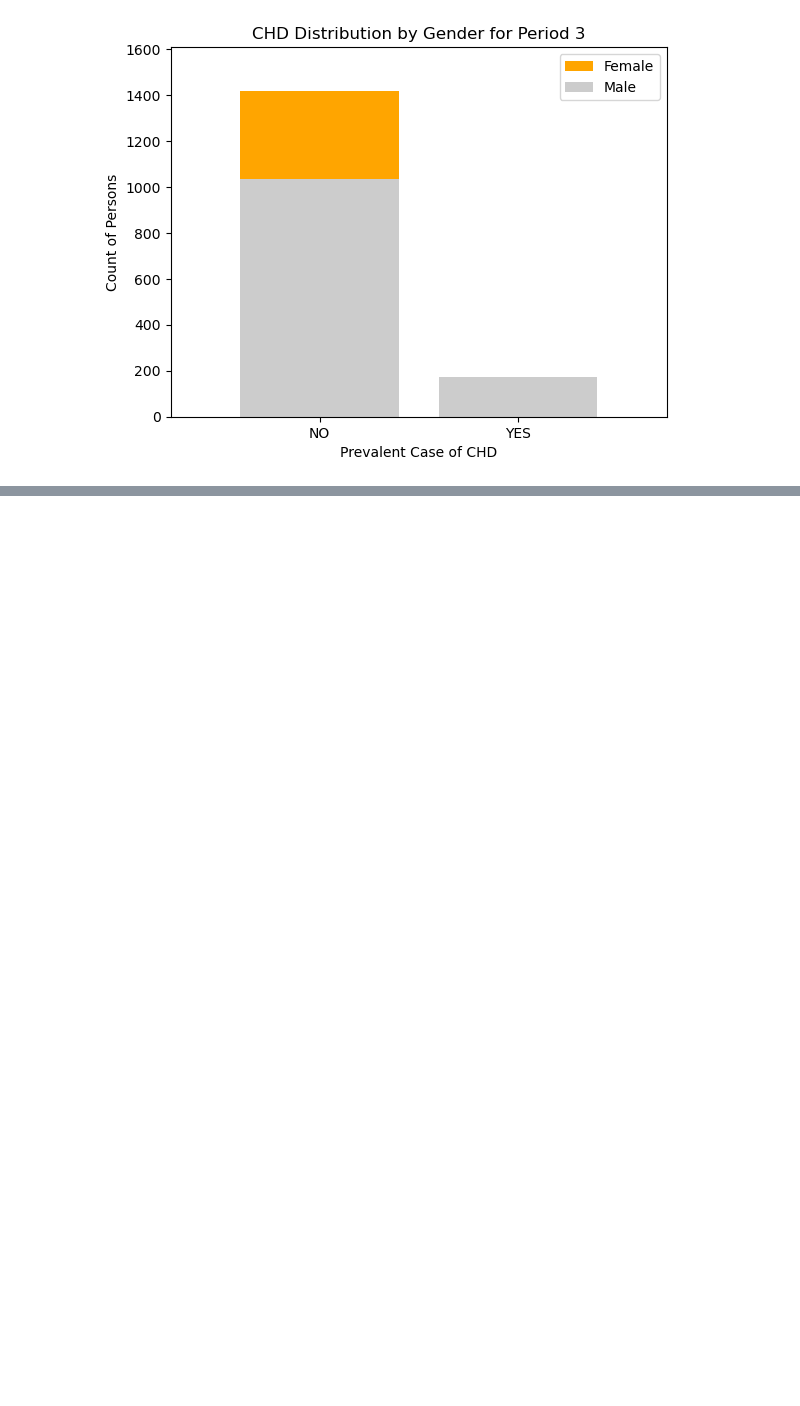
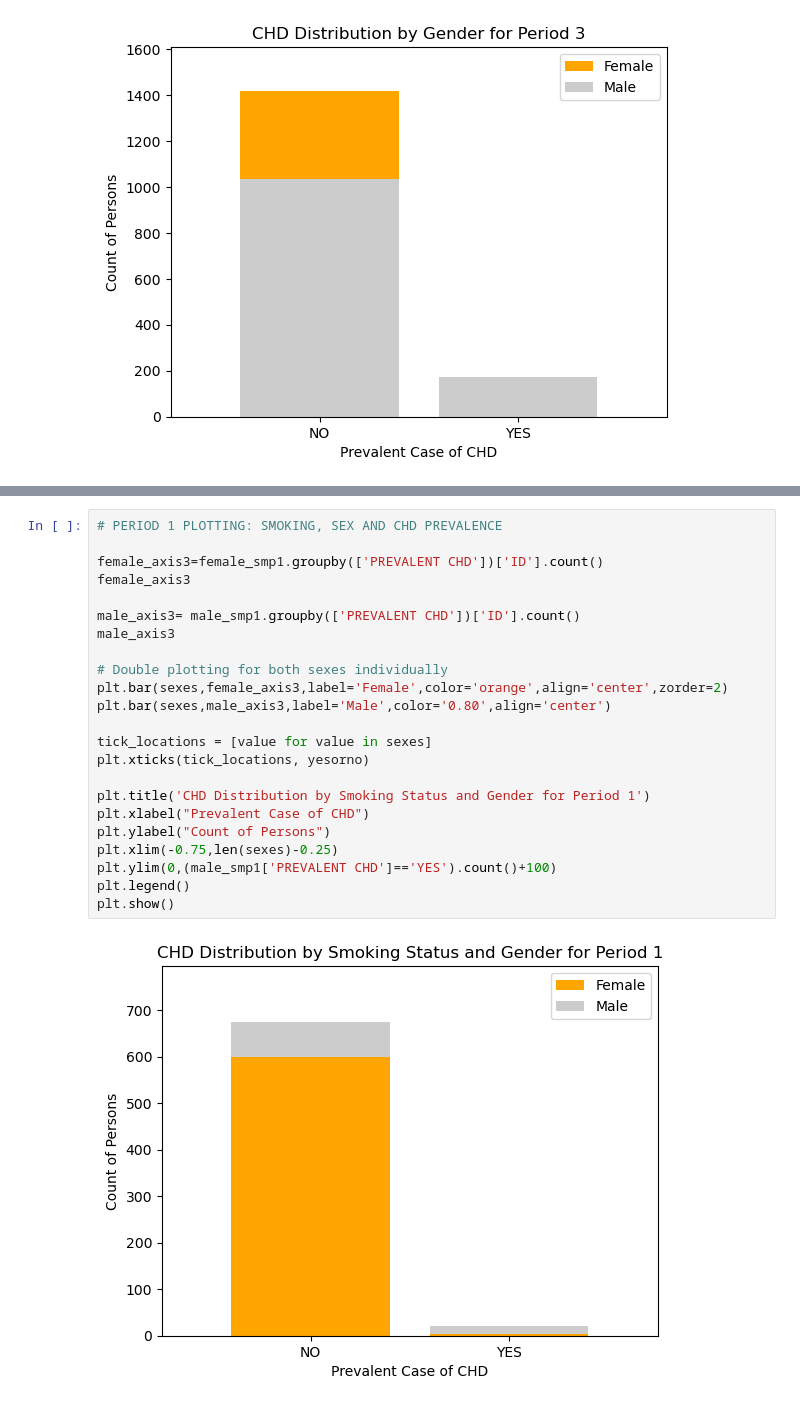
Before and after one commit to Yasmin-9/HeartInsights, a Jupyter notebook: sex/sex.ipynb, the cells around one changed output, grey strips where cells are left out. Saved outputs shown, nothing was run; the diff lists cells and outputs as text; blank space fills up the shorter version.

```diff
--- a/sex/sex.ipynb
+++ b/sex/sex.ipynb
@@ -241,0 +274,25 @@ smoking_p3
+# %%
+# PERIOD 1 PLOTTING: SMOKING, SEX AND CHD PREVALENCE
+
+female_axis3=female_smp1.groupby(['PREVALENT CHD'])['ID'].count()
+female_axis3
+
+male_axis3= male_smp1.groupby(['PREVALENT CHD'])['ID'].count()
+male_axis3
+
+# Double plotting for both sexes individually
+plt.bar(sexes,female_axis3,label='Female',color='orange',align='center',zorder=2)
+plt.bar(sexes,male_axis3,label='Male',color='0.80',align='center')
+
+tick_locations = [value for value in sexes]
+plt.xticks(tick_locations, yesorno)
+
+plt.title('CHD Distribution by Smoking Status and Gender for Period 1')
+plt.xlabel("Prevalent Case of CHD")
+plt.ylabel("Count of Persons")
+plt.xlim(-0.75,len(sexes)-0.25)
+plt.ylim(0,(male_smp1['PREVALENT CHD']=='YES').count()+100)
+plt.legend()
+plt.show()
+# %% [output]
+[figure, added]
```
Also changed, not shown: parts of 5 cells of this notebook.
